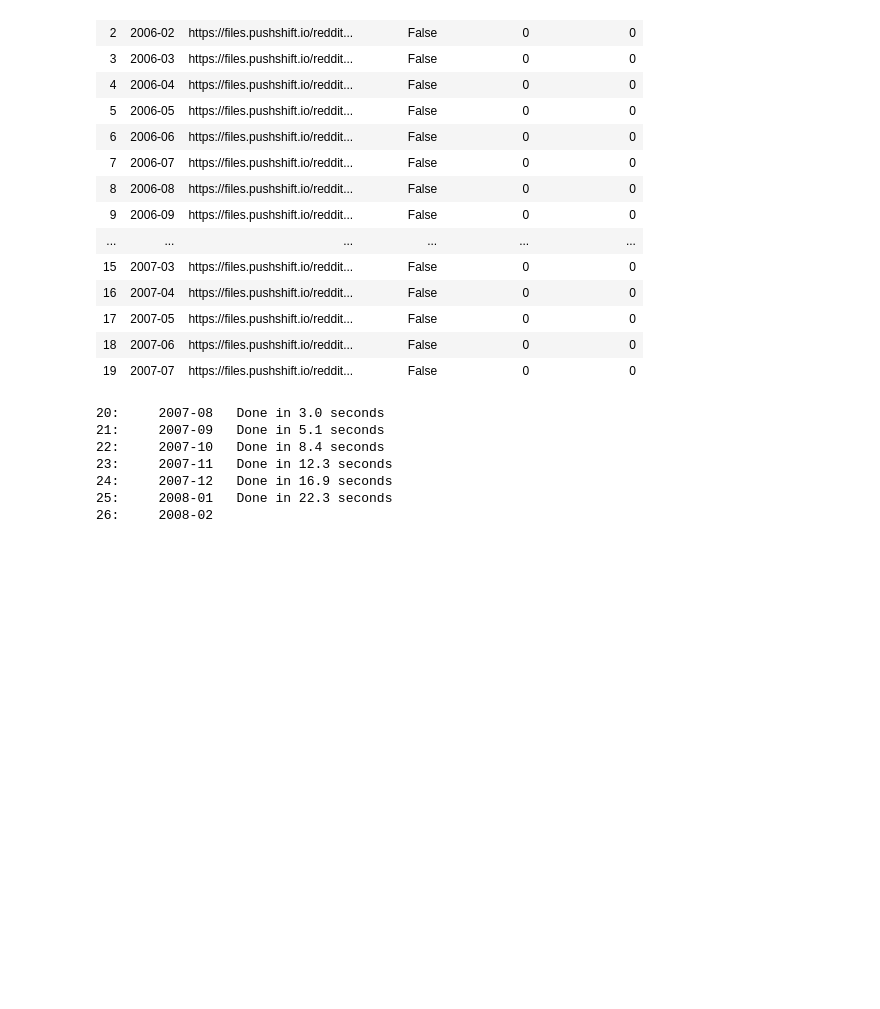
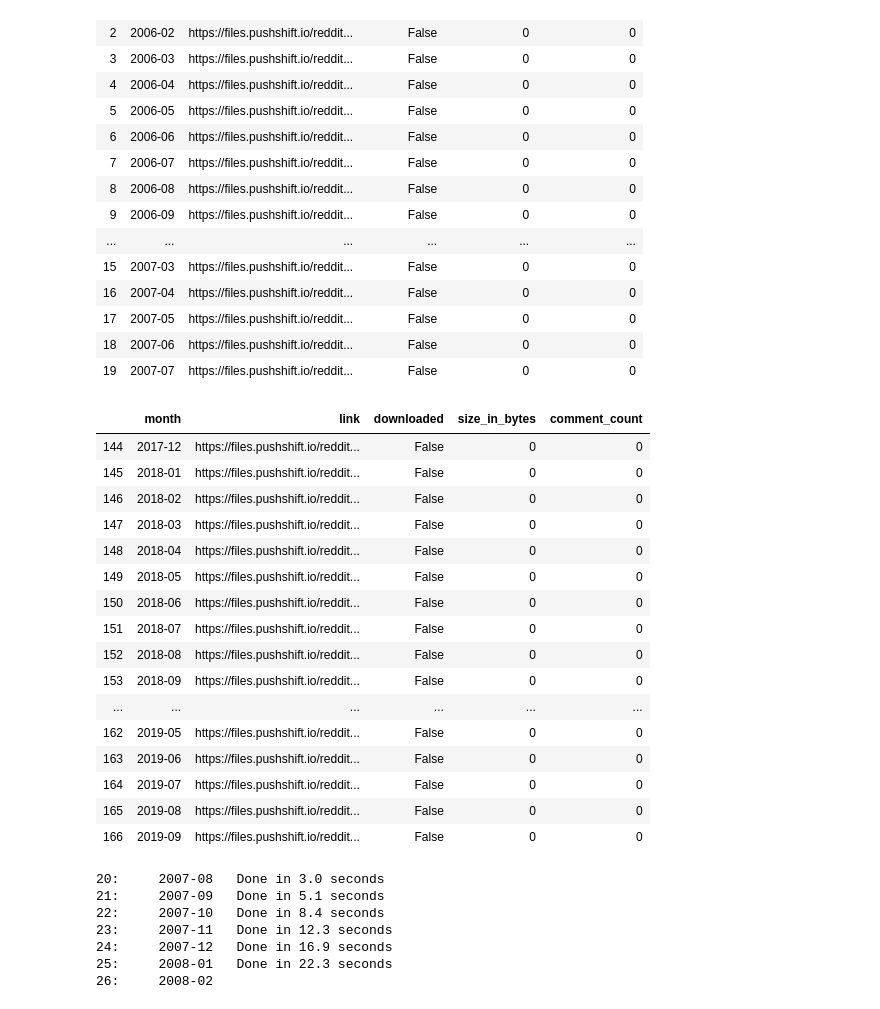
Before and after one commit to AustinPenner/Political-Polarization-on-Reddit, a Jupyter notebook: first_pass_sentiment_analysis.ipynb, the cells around one changed output. Saved outputs shown, nothing was run; the diff lists cells and outputs as text; code cells hidden in the pictures; blank space fills up the shorter version.

```diff
--- a/first_pass_sentiment_analysis.ipynb
+++ b/first_pass_sentiment_analysis.ipynb
@@ -42,6 +43,27 @@ links_df.head(20)
 | 17 | 2007-05 | https://files.pushshift.io/reddit... | False | 0 | 0 |
 | 18 | 2007-06 | https://files.pushshift.io/reddit... | False | 0 | 0 |
 | 19 | 2007-07 | https://files.pushshift.io/reddit... | False | 0 | 0 |
+# %%
+# links_df[slice(116,144)]
+links_df.loc[144:]
+# %% [output]
+|  | month | link | downloaded | size_in_bytes | comment_count |
+| 144 | 2017-12 | https://files.pushshift.io/reddit... | False | 0 | 0 |
+| 145 | 2018-01 | https://files.pushshift.io/reddit... | False | 0 | 0 |
+| 146 | 2018-02 | https://files.pushshift.io/reddit... | False | 0 | 0 |
+| 147 | 2018-03 | https://files.pushshift.io/reddit... | False | 0 | 0 |
+| 148 | 2018-04 | https://files.pushshift.io/reddit... | False | 0 | 0 |
+| 149 | 2018-05 | https://files.pushshift.io/reddit... | False | 0 | 0 |
+| 150 | 2018-06 | https://files.pushshift.io/reddit... | False | 0 | 0 |
+| 151 | 2018-07 | https://files.pushshift.io/reddit... | False | 0 | 0 |
+| 152 | 2018-08 | https://files.pushshift.io/reddit... | False | 0 | 0 |
+| 153 | 2018-09 | https://files.pushshift.io/reddit... | False | 0 | 0 |
+| ... | ... | ... | ... | ... | ... |
+| 162 | 2019-05 | https://files.pushshift.io/reddit... | False | 0 | 0 |
+| 163 | 2019-06 | https://files.pushshift.io/reddit... | False | 0 | 0 |
+| 164 | 2019-07 | https://files.pushshift.io/reddit... | False | 0 | 0 |
+| 165 | 2019-08 | https://files.pushshift.io/reddit... | False | 0 | 0 |
+| 166 | 2019-09 | https://files.pushshift.io/reddit... | False | 0 | 0 |
 # %%
 for idx, row in links_df.loc[20:143].iterrows():
     month = row['month']
```
Also changed, not shown: parts of 3 cells of this notebook.
